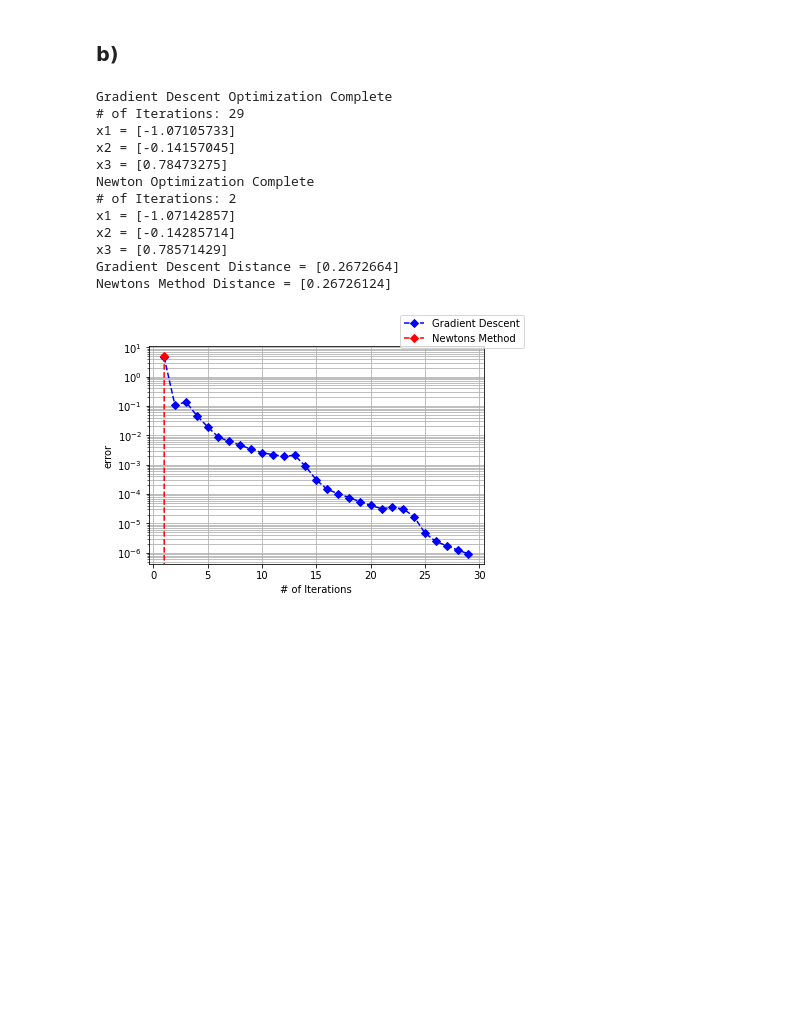
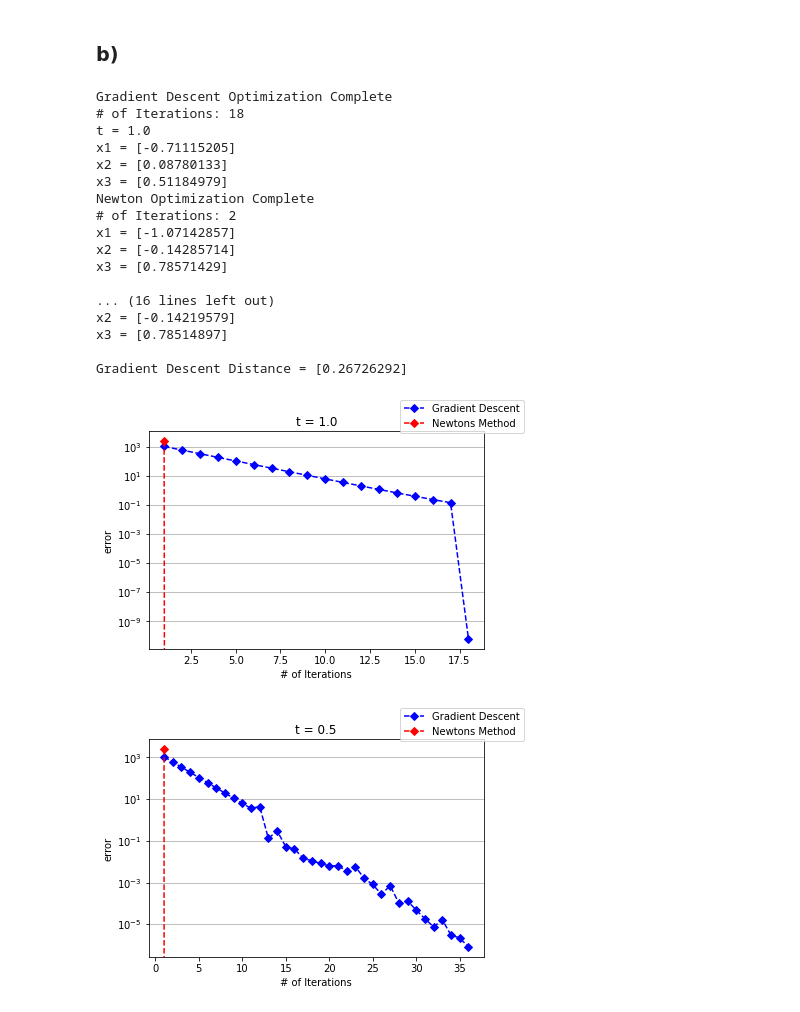
Before and after one commit to Benjamin-Webb/MAE-598-Design-Optimization-HW2, a Jupyter notebook: HW2.ipynb, the cells around one changed output. Drawn from its saved outputs; the diff is of its cells as text; code cells hidden in the pictures; blank space fills up the shorter version.

```diff
--- a/HW2.ipynb
+++ b/HW2.ipynb
@@ -305,47 +343,105 @@ def newton(x0, epsilon0):
 if __name__ == '__main__':
 	# HW2 Problem 2
 
-	# Gradient descent w/ inexact line search
-	x_GD, n_GD, eps_GD = GD_inexact(0.3, 1.0, np.array([[0.0], [0.0]]), 0.000001)
+	# Gradient descent w/ inexact line search with t = 1.0
+	x_GD, n_GD, eps_GD = GD_inexact(1.0, 1.0, np.array([[10.0], [10.0]]), 0.000001)
 	x1_GD = -2.0*x_GD[0] - 3.0*x_GD[1] + 1
 
+	print('t = ' + str(1.0))
 	print('x1 = ' + str(x1_GD))
 	print('x2 = ' + str(x_GD[0]))
 	print('x3 = ' + str(x_GD[1]))
 
 	# Newton's method
-	x_N, n_N, eps_N = newton(np.array([[0.0], [0.0]]), 0.000001)
+	x_N, n_N, eps_N = newton(np.array([[10.0], [10.0]]), 0.000001)
 	x1_N = -2.0*x_N[0] - 3.0*x_N[1] + 1
 
 	print('x1 = ' + str(x1_N))
 	print('x2 = ' + str(x_N[0]))
 	print('x3 = ' + str(x_N[1]))
 
 	# Compare solutions of each method
 	# Determine distance of each solution to desired point (-1, 0, 1)^T
 	d_GD = np.sqrt((x1_GD + 1.0)**2 + x_GD[0]**2 + (x_GD[1] - 1.0)**2)
 	d_N = np.sqrt((x1_N + 1.0)**2 + x_N[0]**2 + (x_N[1] - 1.0)**2)
+	print(' ')
 	print('Gradient Descent Distance = ' + str(d_GD))
 	print('Newtons Method Distance = ' + str(d_N))
+	print(' ')
 
 	# Plot method convergence
 	fig = plt.figure(num=1)
 	plt.semilogy(np.linspace(1, n_GD, n_GD), eps_GD, 'bD--', np.linspace(1, n_N, n_N), eps_N, 'rD--')
-	plt.grid(b=True, which='both', axis='both')
+	plt.grid(b=True, which='both', axis='y')
+	plt.title('t = 1.0')
 	plt.ylabel('error')
 	plt.xlabel('# of Iterations')
 	fig.legend(['Gradient Descent', 'Newtons Method'])
+
+	# Gradient descent w/ inexact line search with t = 0.5
+	x_GD, n_GD, eps_GD = GD_inexact(0.5, 1.0, np.array([[10.0], [10.0]]), 0.000001)
+	x1_GD = -2.0 * x_GD[0] - 3.0 * x_GD[1] + 1
+
+	print('t = ' + str(0.5))
+	print('x1 = ' + str(x1_GD))
+	print('x2 = ' + str(x_GD[0]))
+	print('x3 = ' + str(x_GD[1]))
+
+	# Determine distance of each solution to desired point (-1, 0, 1)^T
+	d_GD = np.sqrt((x1_GD + 1.0) ** 2 + x_GD[0] ** 2 + (x_GD[1] - 1.0) ** 2)
+	print(' ')
+	print('Gradient Descent Distance = ' + str(d_GD))
+	print(' ')
+
+	# Plot method convergence
+	fig = plt.figure(num=2)
+	plt.semilogy(np.linspace(1, n_GD, n_GD), eps_GD, 'bD--', np.linspace(1, n_N, n_N), eps_N, 'rD--')
+	plt.grid(b=True, which='both', axis='y')
+	plt.title('t = 0.5')
+	plt.ylabel('error')
+	plt.xlabel('# of Iterations')
+	fig.legend(['Gradient Descent', 'Newtons Method'])
+
+	# Gradient descent w/ inexact line search with t = 0.3
+	x_GD, n_GD, eps_GD = GD_inexact(0.3, 1.0, np.array([[10.0], [10.0]]), 0.000001)
+	x1_GD = -2.0 * x_GD[0] - 3.0 * x_GD[1] + 1
+
+	print('t = ' + str(0.3))
+	print('x1 = ' + str(x1_GD))
+	print('x2 = ' + str(x_GD[0]))
+	print('x3 = ' + str(x_GD[1]))
+
+	# Determine distance of each solution to desired point (-1, 0, 1)^T
+	d_GD = np.sqrt((x1_GD + 1.0) ** 2 + x_GD[0] ** 2 + (x_GD[1] - 1.0) ** 2)
+	print(' ')
+	print('Gradient Descent Distance = ' + str(d_GD))
+	print(' ')
+
+	# Plot method convergence
+	fig = plt.figure(num=3)
+	plt.semilogy(np.linspace(1, n_GD, n_GD), eps_GD, 'bD--', np.linspace(1, n_N, n_N), eps_N, 'rD--')
+	plt.grid(b=True, which='both', axis='y')
+	plt.title('t = 0.3')
+	plt.ylabel('error')
+	plt.xlabel('# of Iterations')
+	fig.legend(['Gradient Descent', 'Newtons Method'])
 # %% [output]
 Gradient Descent Optimization Complete
-# of Iterations: 29
-x1 = [-1.07105733]
-x2 = [-0.14157045]
-x3 = [0.78473275]
+# of Iterations: 18
+t = 1.0
+x1 = [-0.71115205]
+x2 = [0.08780133]
+x3 = [0.51184979]
 Newton Optimization Complete
 # of Iterations: 2
 x1 = [-1.07142857]
 x2 = [-0.14285714]
 x3 = [0.78571429]
-Gradient Descent Distance = [0.2672664]
-Newtons Method Distance = [0.26726124]
+
+... (16 lines left out)
+x2 = [-0.14219579]
+x3 = [0.78514897]
+
+Gradient Descent Distance = [0.26726292]
-[figure, old version]
+[figure, new version]
+[figure, added]
```
Also changed, not shown: parts of 5 cells of this notebook.
